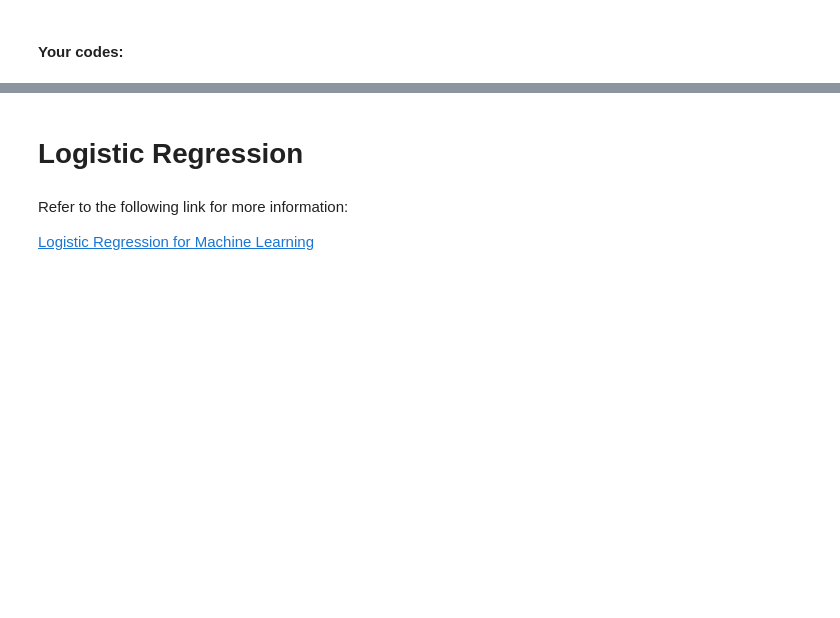
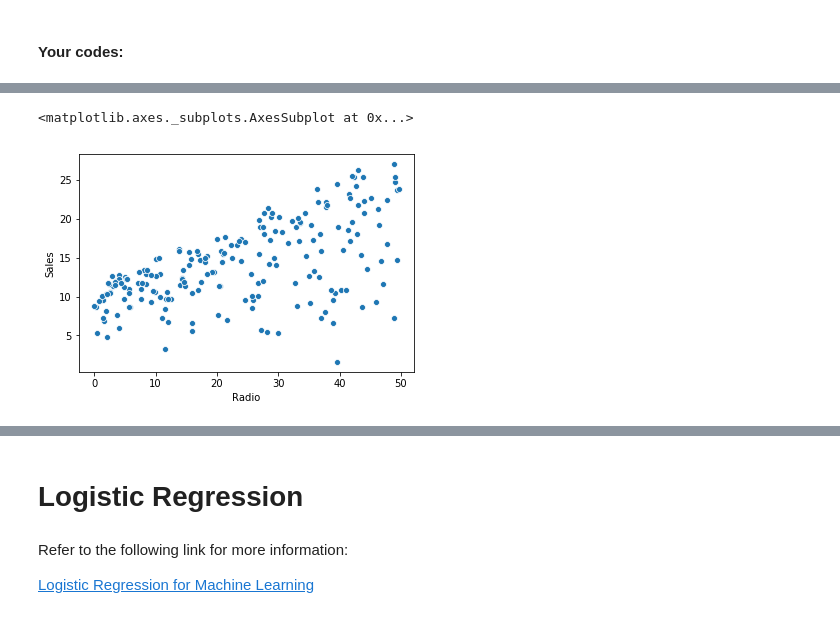
Before and after one commit to Junlim2804/BACS3013, a Jupyter notebook: 4.0_intro_sklearn.ipynb, the cells around one changed output, grey strips where cells are left out. Drawn from its saved outputs; the diff is of its cells as text; code cells hidden in the pictures; blank space fills up the shorter version.

```diff
--- a/4.0_intro_sklearn.ipynb
+++ b/4.0_intro_sklearn.ipynb
@@ -228,0 +218,5 @@ intercept:  7.032593549127695
+# %%
+sns.scatterplot(data['Radio'],data['Sales'],data=data,)
+# %% [output]
+<matplotlib.axes._subplots.AxesSubplot at 0x...>
+[figure, added]
```
Also changed, not shown: parts of 17 cells of this notebook, 2 other files.
